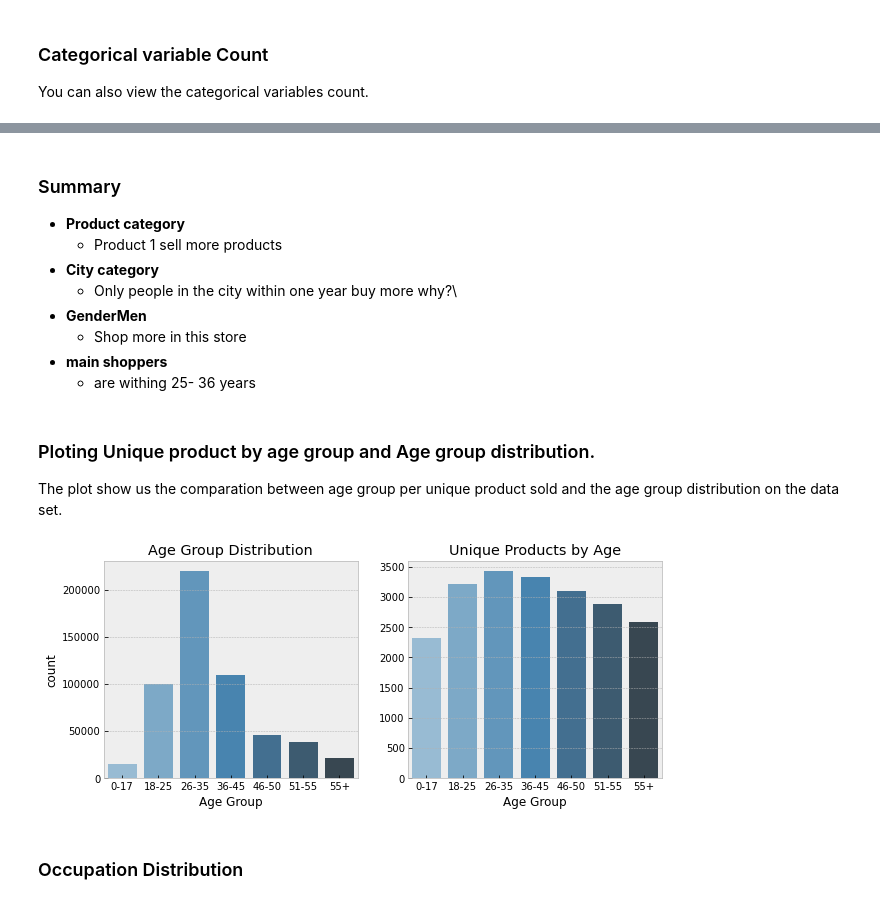
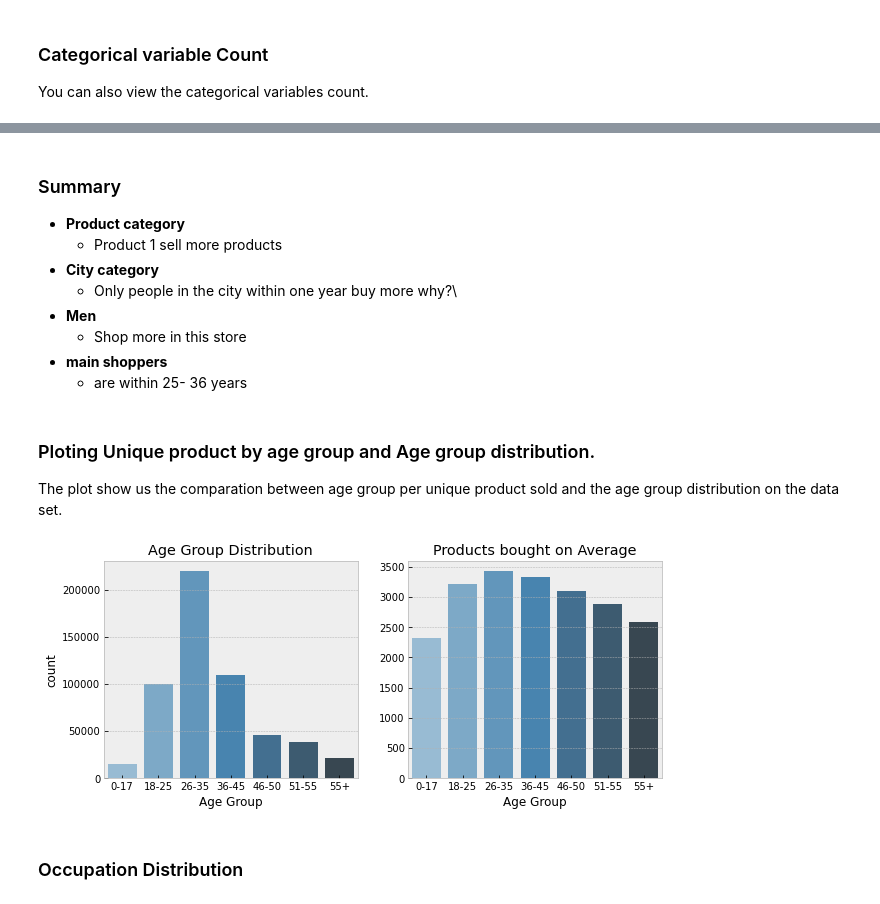
Before and after one commit to Pachinchin/blackfriday_hackathon, a Jupyter notebook: Blackfriday.ipynb, the cells around one changed output, grey strips where cells are left out. Cells and saved outputs as stored; diff of their text form; code cells hidden in the pictures.

```diff
--- a/Blackfriday.ipynb
+++ b/Blackfriday.ipynb
@@ -171 +116,4 @@ Purchase- the purchase ammount in dollars
 </ol>
+# %%
+train.drop_duplicates(keep = False, inplace = True)
+train.shape
@@ -275,9 +225,9 @@ Name: Age, dtype: int64
 combine['Gender'] = combine['Gender'].astype('category')
 combine['City_Category'] = combine['City_Category'].astype('category')
 combine['Stay_In_Current_City_Years'] = combine['Stay_In_Current_City_Years'].astype('category')
-combine['Product_Category_1'] = combine['Product_Category_1'].astype('category')
-combine['Product_Category_2'] = combine['Product_Category_2'].astype('category')
-combine['Product_Category_3'] = combine['Product_Category_3'].astype('category')
+#combine['Product_Category_1'] = combine['Product_Category_1'].astype('category')
+#combine['Product_Category_2'] = combine['Product_Category_2'].astype('category')
+#combine['Product_Category_3'] = combine['Product_Category_3'].astype('category')
 combine['Age'] = combine['Age'].astype('category')
 combine['City_Category'] = combine['City_Category'].astype('category')
 combine['Occupation'] = combine['Occupation'].astype('category')
@@ -355,6 +302,10 @@ Product_Category_3            545809
 Purchase                      233599
 kind                               0
 dtype: int64
+# %%
+#Convert product category to binary
+combine['Product_Category_2'] = combine['Product_Category_2'].fillna(value = 0)
+combine['Product_Category_3'] = combine['Product_Category_3'].fillna(value = 0)
 # %% [markdown]
 <h5>Visualizing the dataset with missing value library "Missingno"  </h5>
 With the aid of this library. the whole data set caan be viewed in a holistic manner. Viewing all the basic data variables, showing misisng and enpty variable set.
@@ -472,30 +424,30 @@ a, b, c
     * Product 1 sell more products
 * **City category**
     * Only people in the city within one year buy more  why?\
-* **GenderMen**
+* **Men**
     * Shop more in this store
 * **main shoppers**
-    * are withing 25- 36 years
+    * are within 25- 36 years
 # %% [markdown]
 <h3>Ploting Unique product by age group and Age group distribution.</h3>
 The plot show us the comparation between age group per unique product sold and the age group distribution on the data set.
 # %%
 #visualize how age is distributed
 prod_byage = train.groupby('Age').nunique()['Product_ID']
 
 fig,ax = plt.subplots(1,2,figsize=(10,4))
 ax = ax.ravel()
 
 sns.countplot(train['Age'].sort_values(),ax=ax[0], palette="Blues_d")
 ax[0].set_xlabel('Age Group')
 ax[0].set_title('Age Group Distribution')
 sns.barplot(x=prod_byage.index,y=prod_byage.values,ax=ax[1], palette="Blues_d")
 ax[1].set_xlabel('Age Group')
-ax[1].set_title('Unique Products by Age')
+ax[1].set_title('Products bought on Average')
 
 plt.show()
 # %% [output]
-[figure, old version]
+[figure, new version]
 # %% [markdown]
 <h3>Occupation Distribution  </h3>
 # %%
```
Also changed, not shown: parts of 94 cells of this notebook, 2 other files.
